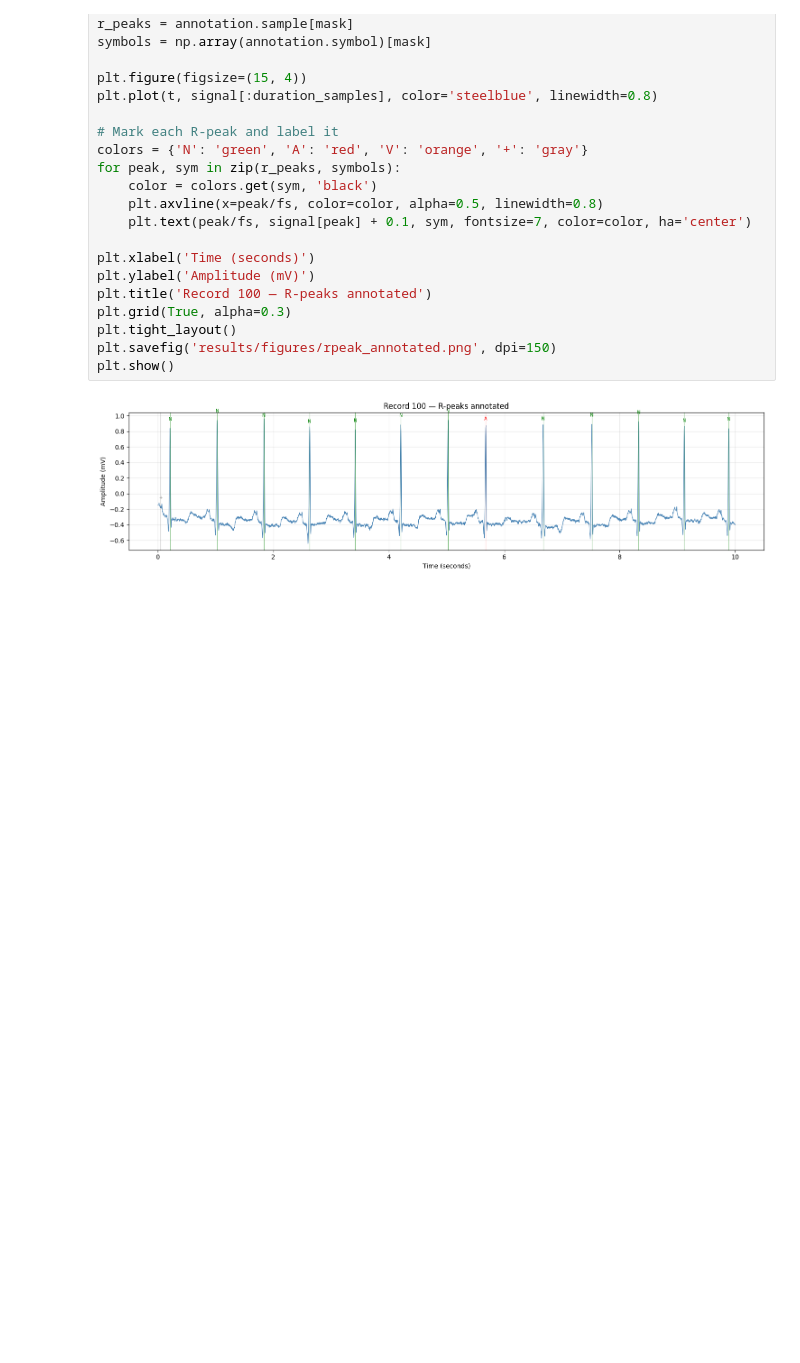
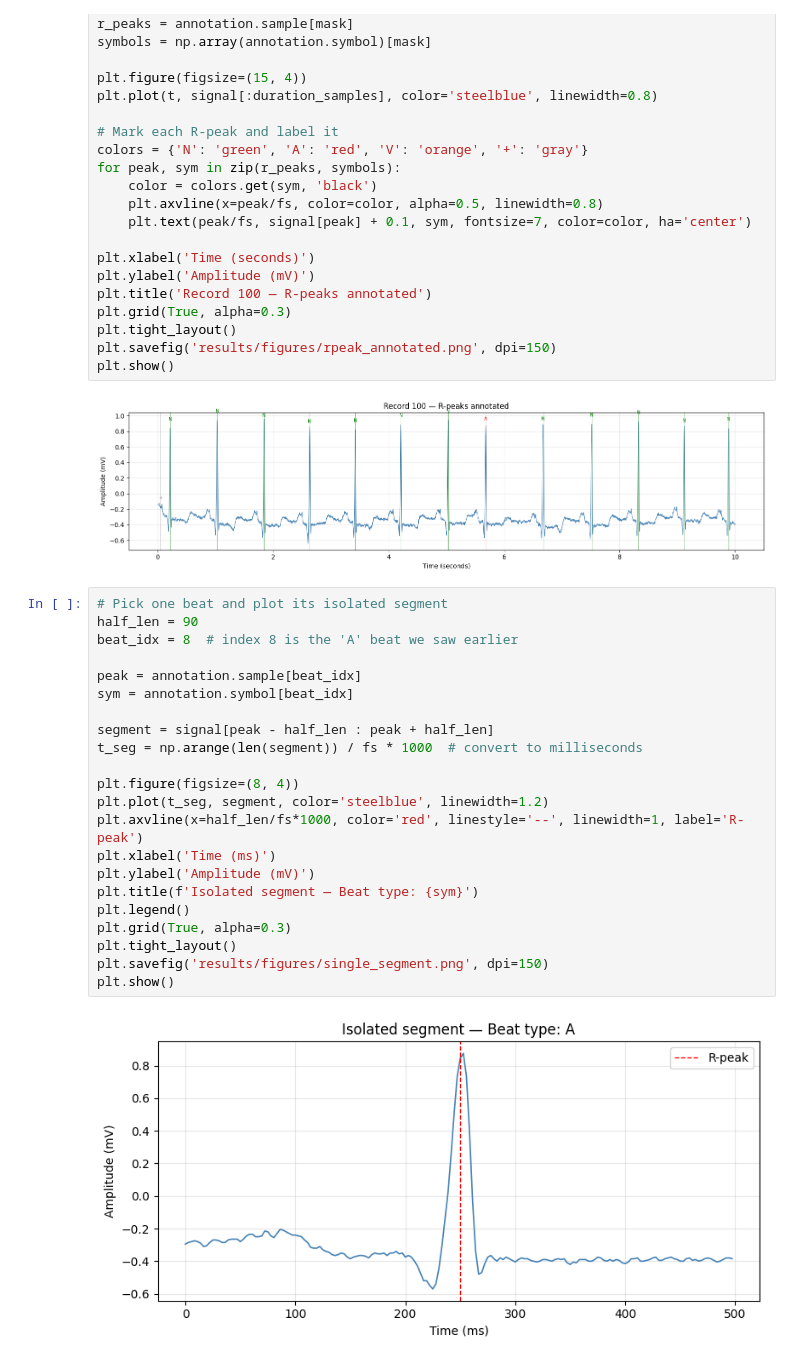
Before and after one commit to sidharthguptax/ecg-arrhythmia-benchmark, a Jupyter notebook: notebooks/01_eda.ipynb, the cells around one changed output. Saved outputs shown, nothing was run; the diff lists cells and outputs as text; blank space fills up the shorter version.

```diff
--- a/notebooks/01_eda.ipynb
+++ b/notebooks/01_eda.ipynb
@@ -79,3 +79,27 @@ plt.savefig('results/figures/rpeak_annotated.png', dpi=150)
 plt.show()
 # %% [output]
 [figure]
+# %%
+# Pick one beat and plot its isolated segment
+half_len = 90
+beat_idx = 8  # index 8 is the 'A' beat we saw earlier
+
+peak = annotation.sample[beat_idx]
+sym = annotation.symbol[beat_idx]
+
+segment = signal[peak - half_len : peak + half_len]
+t_seg = np.arange(len(segment)) / fs * 1000  # convert to milliseconds
+
+plt.figure(figsize=(8, 4))
+plt.plot(t_seg, segment, color='steelblue', linewidth=1.2)
+plt.axvline(x=half_len/fs*1000, color='red', linestyle='--', linewidth=1, label='R-peak')
+plt.xlabel('Time (ms)')
+plt.ylabel('Amplitude (mV)')
+plt.title(f'Isolated segment — Beat type: {sym}')
+plt.legend()
+plt.grid(True, alpha=0.3)
+plt.tight_layout()
+plt.savefig('results/figures/single_segment.png', dpi=150)
+plt.show()
+# %% [output]
+[figure, added]
```
Also changed, not shown: parts of 9 cells of this notebook.
